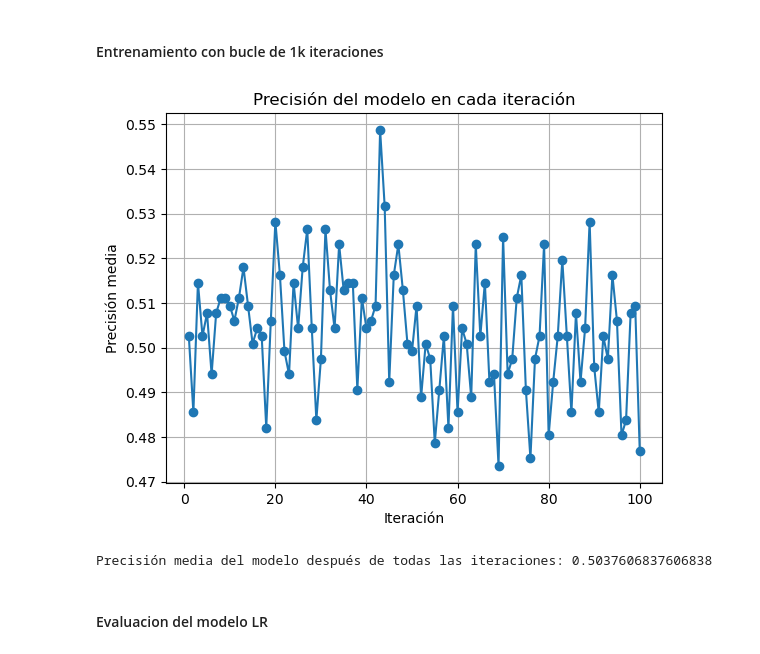
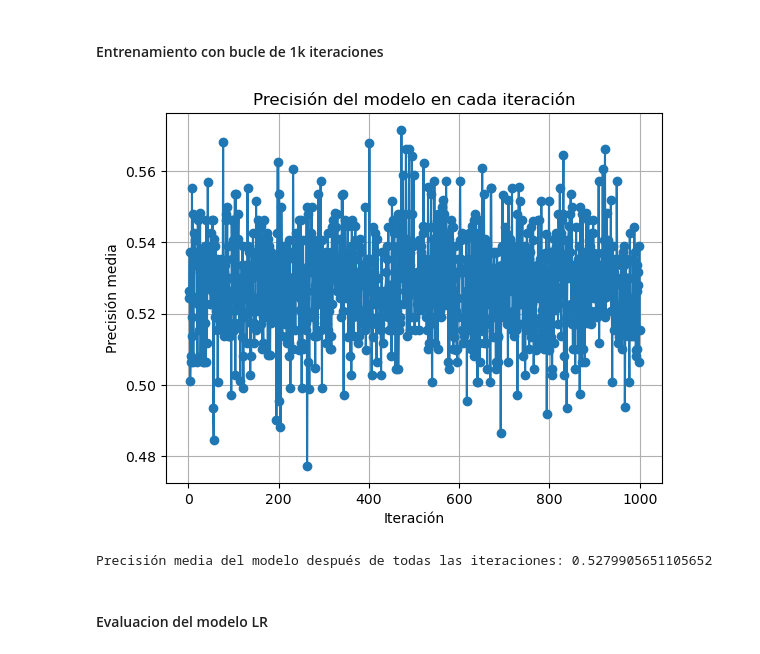
Before and after one commit to cmarty02/DATACADABRA_DataProject_3, a Jupyter notebook: data_raw/Data_Project_3_Cris.ipynb, the cells around one changed output. Drawn from its saved outputs; the diff is of its cells as text; code cells hidden in the pictures.

```diff
--- a/data_raw/Data_Project_3_Cris.ipynb
+++ b/data_raw/Data_Project_3_Cris.ipynb
@@ -421,7 +420,7 @@ float_cols = ['trestbps', 'chol', 'thalach', 'oldpeak']
 train_copy_b['chol'].replace(0, np.nan, inplace=True)
 
 # Step 1: Calculate the average 'chol' for each combination of age and gender
-average_chol = train_copy_b.groupby(['age', 'sex'])['chol'].mean()
+average_chol = train_copy_b.groupby(['age', 'sex'])['chol'].median()
 
 
 # Step 2: Fill in the missing values in the 'chol' column with the corresponding average value based on age and gender
@@ -532,14 +531,14 @@ Name: trestbps, Length: 732, dtype: float64
 # %%
 # Step 1: Group by 'cp' and 'age' and get the mode of 'fbs'
-mode_fbs_by_cp_age = train_copy_b.groupby(['age','cp'])['fbs'].apply(lambda x: x.mode().iloc[0] if not x.mode().empty else np.nan)
+mode_fbs_by_cp_age = train_copy_b.groupby(['sex','exang'])['fbs'].apply(lambda x: x.mode().iloc[0] if not x.mode().empty else np.nan)
 
 # Step 2: Fill in missing values in 'fbs' based on the mode for the corresponding 'cp' and 'age' combination
 def fill_missing_fbs(row):
     if pd.isnull(row['fbs']):
-        cp = row['cp']
-        age = row['age']
-        if (cp, age) in mode_fbs_by_cp_age:
-            return mode_fbs_by_cp_age[(cp, age)]
+        exang = row['exang']
+        sex = row['sex']
+        if (exang, sex) in mode_fbs_by_cp_age:
+            return mode_fbs_by_cp_age[(exang, sex)]
     return row['fbs']
 
 train_copy_b['fbs'] = train_copy_b.apply(fill_missing_fbs, axis=1)
@@ -638,14 +637,14 @@ Name: oldpeak, Length: 732, dtype: float64
 # %%
 # Step 1: Group by 'cp' and 'restecg' and get the mode of 'slope'
-mode_slope_by_cp_restecg = train_copy_b.groupby(['cp', 'restecg'])['slope'].apply(lambda x: x.mode().iloc[0] if not x.mode().empty else np.nan)
+mode_slope_by_cp_restecg = train_copy_b.groupby(['exang', 'oldpeak'])['slope'].apply(lambda x: x.mode().iloc[0] if not x.mode().empty else np.nan)
 
 # Step 2: Fill in missing values in 'slope' based on the mode for the corresponding 'cp' and 'restecg' combination
 def fill_missing_slope(row):
     if pd.isnull(row['slope']):
-        cp = row['cp']
-        restecg = row['restecg']
-        if (cp, restecg) in mode_slope_by_cp_restecg:
-            return mode_slope_by_cp_restecg[(cp, restecg)]
+        exang = row['exang']
+        oldpeak = row['oldpeak']
+        if (exang, oldpeak) in mode_slope_by_cp_restecg:
+            return mode_slope_by_cp_restecg[(exang, oldpeak)]
     return row['slope']
 
 train_copy_b['slope'] = train_copy_b.apply(fill_missing_slope, axis=1)
@@ -706,13 +705,13 @@ Name: ca, Length: 732, dtype: object
 # %%
 # Step 1: Calculate the mode 'thal' for each age
-mode_thal_by_age = train_copy_b.groupby('age')['thal'].apply(lambda x: x.mode().iloc[0] if not x.mode().empty else None)
+mode_thal_by_age = train_copy_b.groupby('cp')['thal'].apply(lambda x: x.mode().iloc[0] if not x.mode().empty else None)
 
 # Step 2: Fill in the missing values in the 'thal' column with the corresponding mode value based on age
 def fill_missing_thal(row):
     if pd.isnull(row['thal']):
-        age = row['age']
-        if age in mode_thal_by_age:
-            return mode_thal_by_age[age]
+        cp = row['cp']
+        if cp in mode_thal_by_age:
+            return mode_thal_by_age[cp]
     return row['thal']
 
 train_copy_b['thal'] = train_copy_b.apply(fill_missing_thal, axis=1)
@@ -1664,7 +1668,6 @@ import matplotlib.pyplot as plt
 from sklearn.pipeline import make_pipeline
 
 df_train = df_dummy.copy()
-
 # Separación entre Label y las variables independientes
 X = df_train[selected_features]  # Variables independientes
 y = df_train['label']  # Variable dependiente
@@ -1674,37 +1677,37 @@ scaler = StandardScaler()
 model_lr = LogisticRegression(max_iter=1000)
 
 # Pipeline: Escalado de características y modelo de regresión logística
 pipeline = make_pipeline(scaler, model_lr)
 
 # Inicializar el vector para almacenar los indicadores del modelo en cada iteración
 model_scores = []
 
 # Iterar sobre 1000 iteraciones
-for i in range(100):
+for i in range(1000):
     # Dividir los datos en conjuntos de entrenamiento y prueba
     X_train, X_test, y_train, y_test = train_test_split(X, y, test_size=0.2, random_state=i)
 
     # Ajustar el modelo con los datos de entrenamiento
     pipeline.fit(X_train, y_train)
 
     # Calcular la precisión del modelo usando validación cruzada k-fold
     accuracy = np.mean(cross_val_score(pipeline, X_train, y_train, cv=5))
     model_scores.append(accuracy)
 
 # Visualización de la precisión del modelo en cada iteración
-plt.plot(range(1, 101), model_scores, marker='o', linestyle='-')
+plt.plot(range(1, 1001), model_scores, marker='o', linestyle='-')
 plt.xlabel('Iteración')
 plt.ylabel('Precisión media')
 plt.title('Precisión del modelo en cada iteración')
 plt.grid(True)
 plt.show()
 
 # Calcular la precisión media del modelo después de todas las iteraciones
 mean_accuracy = np.mean(model_scores)
 print("Precisión media del modelo después de todas las iteraciones:", mean_accuracy)
 # %% [output]
-[figure, old version]
+[figure, new version]
-Precisión media del modelo después de todas las iteraciones: 0.5037606837606838
+Precisión media del modelo después de todas las iteraciones: 0.5279905651105652
 # %% [markdown]
 #### Evaluacion del modelo LR
 # %%
```
Also changed, not shown: parts of 43 cells of this notebook, 2 other files.
